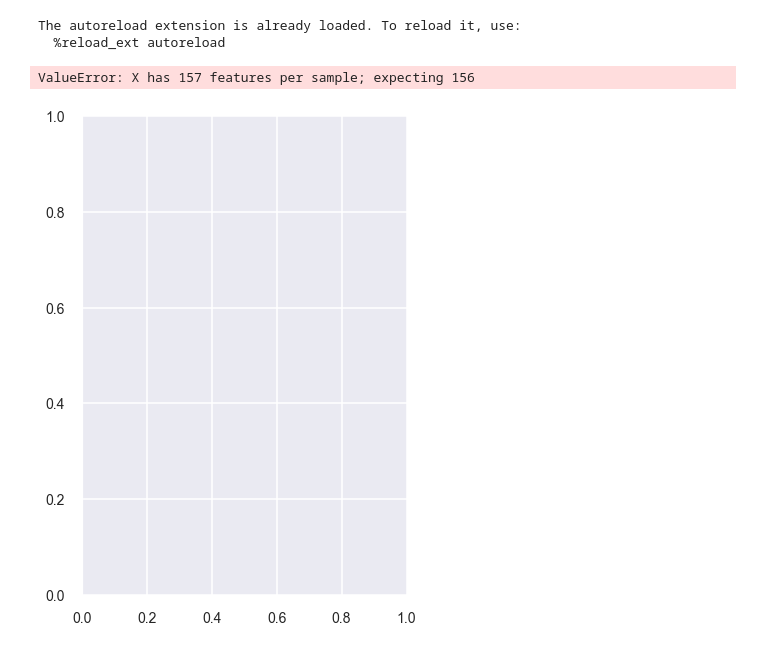
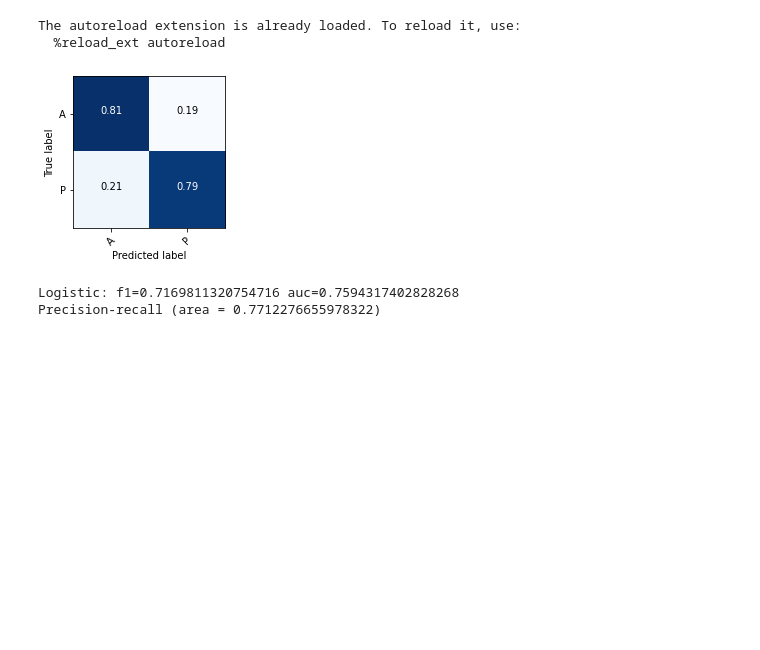
Before and after one commit to maedbhk/cerebellum_transcriptomics, a Jupyter notebook: notebooks/logistic_regression_model.ipynb, the cells around one changed output. Drawn from its saved outputs; the diff is of its cells as text; code cells hidden in the pictures; blank space fills up the shorter version.

```diff
--- a/notebooks/logistic_regression_model.ipynb
+++ b/notebooks/logistic_regression_model.ipynb
@@ -32,9 +16,8 @@ if not sys.warnoptions:
 The autoreload extension is already loaded. To reload it, use:
   %reload_ext autoreload
 # %%
-fig.plotting_style()
+fig.supp_5_new()
+# %% [output]
+[figure, added]
+Logistic: f1=0.7169811320754716 auc=0.7594317402828268
+Precision-recall (area = 0.7712276655978322)
-# %%
-fig.supp_5_new(atlas='SUIT-10')
-# %% [output]
-ValueError: X has 157 features per sample; expecting 156
-[figure, removed]
```
Also changed, not shown: parts of 3 cells of this notebook, 6 other files.
